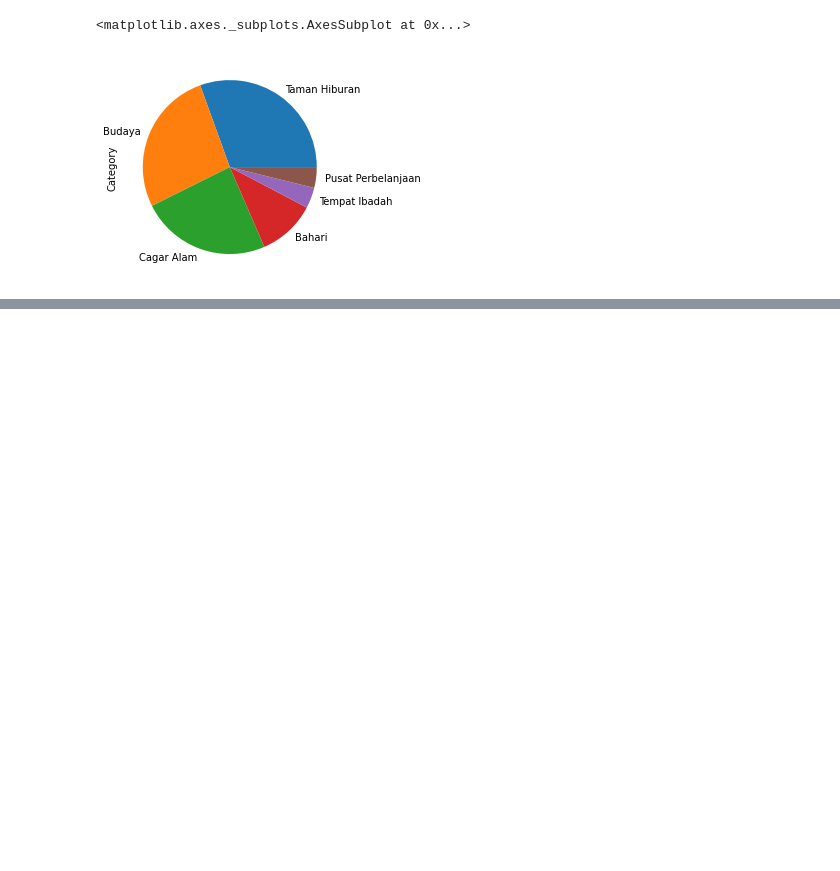
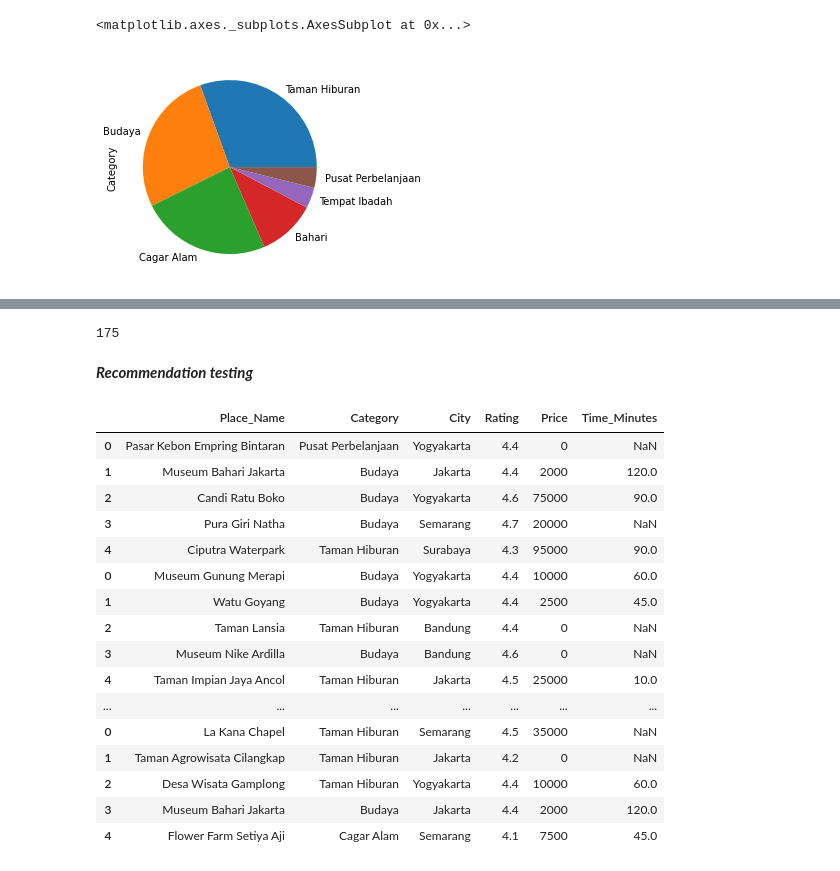
Before and after one commit to Alvin-Buana/breast-cancer-prediction, a Jupyter notebook: Recommendation_System_Tourist.ipynb, the cells around one changed output, grey strips where cells are left out. Cells and saved outputs as stored; diff of their text form; code cells hidden in the pictures; blank space fills up the shorter version.

```diff
--- a/Recommendation_System_Tourist.ipynb
+++ b/Recommendation_System_Tourist.ipynb
@@ -254,0 +342,6 @@ df.Category.value_counts().plot.pie()
+# %%
+cosine_sim_df = pd.DataFrame(cosine_sim, index=data_tourism['Place_Name'], columns=data_tourism['Place_Name'])
+print('Shape:', cosine_sim_df.shape)
+
+
+cosine_sim_df.sample(5, axis=1).sample(10, axis=0)
@@ -254,0 +362,44 @@ df.Category.value_counts().plot.pie()
+# %%
+vi = df.User_Id.sample(1).iloc[0]
+vi
+# %% [output]
+175
+# %% [markdown]
+***Recommendation testing***
+# %%
+def recommendation (user):
+  extra=df[(df['User_Id'] == user) & (df['Place_Ratings']==df['Place_Ratings'].max())].sort_values(by='Place_Ratings',ascending=False)
+  extra = extra.Place_Name.values
+  count = 5
+  items=data_tourism[['Place_Name','Category','City','Rating','Price','Time_Minutes']]
+  new_rec1 = pd.DataFrame()
+  for j,i in enumerate(extra):
+    index = cosine_sim_df.loc[:,i].to_numpy().argpartition(range(-1, -count, -1))
+    closest = cosine_sim_df.columns[index[-1:-(count+2):-1]]
+    closest = closest.drop(i, errors='ignore')
+    new_rec = pd.DataFrame(closest).merge(items).head(count)
+    new_rec1 = pd.concat([new_rec1,new_rec])
+
+  return new_rec1
+# %%
+test = recommendation(vi)
+# %%
+test
+# %% [output]
+|  | Place_Name | Category | City | Rating | Price | Time_Minutes |
+| 0 | Pasar Kebon Empring Bintaran | Pusat Perbelanjaan | Yogyakarta | 4.4 | 0 | NaN |
+| 1 | Museum Bahari Jakarta | Budaya | Jakarta | 4.4 | 2000 | 120.0 |
+| 2 | Candi Ratu Boko | Budaya | Yogyakarta | 4.6 | 75000 | 90.0 |
+| 3 | Pura Giri Natha | Budaya | Semarang | 4.7 | 20000 | NaN |
+| 4 | Ciputra Waterpark | Taman Hiburan | Surabaya | 4.3 | 95000 | 90.0 |
+| 0 | Museum Gunung Merapi | Budaya | Yogyakarta | 4.4 | 10000 | 60.0 |
+| 1 | Watu Goyang | Budaya | Yogyakarta | 4.4 | 2500 | 45.0 |
+| 2 | Taman Lansia | Taman Hiburan | Bandung | 4.4 | 0 | NaN |
+| 3 | Museum Nike Ardilla | Budaya | Bandung | 4.6 | 0 | NaN |
+| 4 | Taman Impian Jaya Ancol | Taman Hiburan | Jakarta | 4.5 | 25000 | 10.0 |
+| ... | ... | ... | ... | ... | ... | ... |
+| 0 | La Kana Chapel | Taman Hiburan | Semarang | 4.5 | 35000 | NaN |
+| 1 | Taman Agrowisata Cilangkap | Taman Hiburan | Jakarta | 4.2 | 0 | NaN |
+| 2 | Desa Wisata Gamplong | Taman Hiburan | Yogyakarta | 4.4 | 10000 | 60.0 |
+| 3 | Museum Bahari Jakarta | Budaya | Jakarta | 4.4 | 2000 | 120.0 |
+| 4 | Flower Farm Setiya Aji | Cagar Alam | Semarang | 4.1 | 7500 | 45.0 |
```
Also changed, not shown: parts of 26 cells of this notebook.
